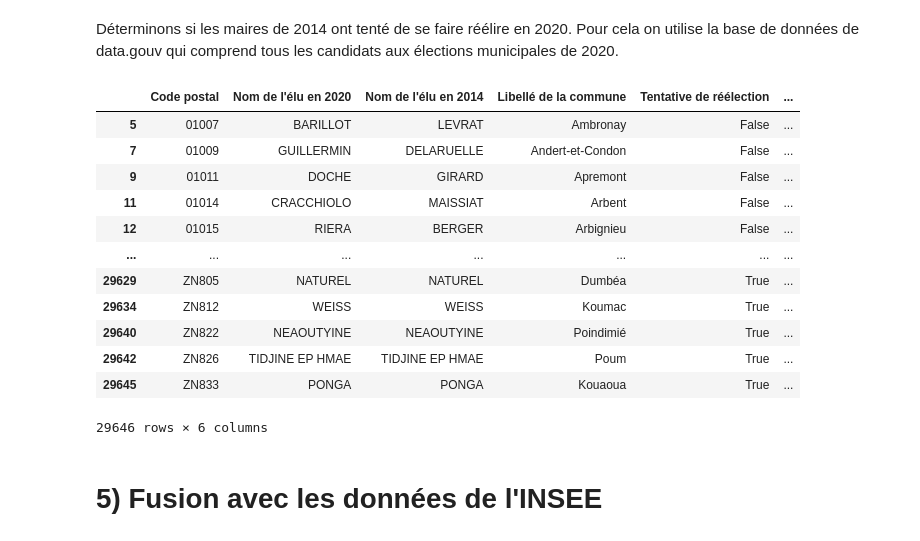
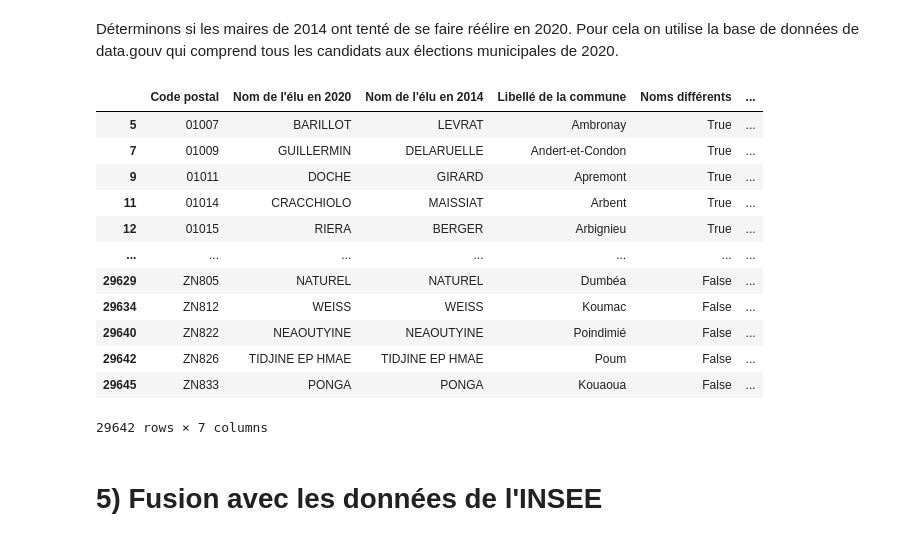
Before and after one commit to HenrideT/Projet_Python, a Jupyter notebook: Récupération.ipynb, the cells around one changed output. Cells and saved outputs as stored; diff of their text form; code cells hidden in the pictures.

```diff
--- a/Récupération.ipynb
+++ b/Récupération.ipynb
@@ -300,32 +298,33 @@ candidats['Code postal'] = candidats['Code du département'].astype(str) + candi
 # %%
 # Attention, l'éxécution de cette cellule peut prendre un certain temps
 municipales_2014_et_2020['Noms différents'] = municipales_2014_et_2020.apply(lambda row: row["Nom de l'élu en 2014"] != row["Nom de l'élu en 2020"], axis=1)
-municipales_2014_et_2020['Tentative de réélection'] = True
 df =  municipales_2014_et_2020.loc[municipales_2014_et_2020['Noms différents']]
 df2 =  municipales_2014_et_2020.loc[municipales_2014_et_2020['Noms différents']==False]
 
-
+municipales_2014_et_2020['Tentative de réélection'] = True
 for cpt, maire in enumerate(municipales_2014_et_2020.loc[municipales_2014_et_2020['Noms différents']]["Nom de l'élu en 2014"]):
     # Si le maire de 2020 n'est pas celui de 2014, on regarde s'il a tenté de se faire réélire
     ville = municipales_2014_et_2020.loc[municipales_2014_et_2020['Noms différents']]['Code postal'].iloc[cpt]
-    df.iloc[cpt, df.columns.get_loc('Tentative de réélection')] = maire in list(candidats.loc[candidats_2020['Code postal']==ville][noms].iloc[0])
+    df.iloc[cpt, df.columns.get_loc('Tentative de réélection')] = maire in list(candidats.loc[candidats['Code postal']==ville][noms].iloc[0])
 # %%
 municipales_2014_et_2020 = pd.concat([df, df2])
+municipales_2014_et_2020.drop_duplicates(subset=['Code postal'], inplace=True)
+municipales_2014_et_2020['Code du département'] = municipales_2014_et_2020['Code postal'].apply(lambda row: row[:2])
 municipales_2014_et_2020
 # %% [output]
-|  | Code postal | Nom de l'élu en 2020 | Nom de l'élu en 2014 | Libellé de la commune | Tentative de réélection | ... |
-| 5 | 01007 | BARILLOT | LEVRAT | Ambronay | False | ... |
-| 7 | 01009 | GUILLERMIN | DELARUELLE | Andert-et-Condon | False | ... |
-| 9 | 01011 | DOCHE | GIRARD | Apremont | False | ... |
-| 11 | 01014 | CRACCHIOLO | MAISSIAT | Arbent | False | ... |
-| 12 | 01015 | RIERA | BERGER | Arbignieu | False | ... |
+|  | Code postal | Nom de l'élu en 2020 | Nom de l'élu en 2014 | Libellé de la commune | Noms différents | ... |
+| 5 | 01007 | BARILLOT | LEVRAT | Ambronay | True | ... |
+| 7 | 01009 | GUILLERMIN | DELARUELLE | Andert-et-Condon | True | ... |
+| 9 | 01011 | DOCHE | GIRARD | Apremont | True | ... |
+| 11 | 01014 | CRACCHIOLO | MAISSIAT | Arbent | True | ... |
+| 12 | 01015 | RIERA | BERGER | Arbignieu | True | ... |
 | ... | ... | ... | ... | ... | ... | ... |
-| 29629 | ZN805 | NATUREL | NATUREL | Dumbéa | True | ... |
-| 29634 | ZN812 | WEISS | WEISS | Koumac | True | ... |
-| 29640 | ZN822 | NEAOUTYINE | NEAOUTYINE | Poindimié | True | ... |
-| 29642 | ZN826 | TIDJINE EP HMAE | TIDJINE EP HMAE | Poum | True | ... |
-| 29645 | ZN833 | PONGA | PONGA | Kouaoua | True | ... |
+| 29629 | ZN805 | NATUREL | NATUREL | Dumbéa | False | ... |
+| 29634 | ZN812 | WEISS | WEISS | Koumac | False | ... |
+| 29640 | ZN822 | NEAOUTYINE | NEAOUTYINE | Poindimié | False | ... |
+| 29642 | ZN826 | TIDJINE EP HMAE | TIDJINE EP HMAE | Poum | False | ... |
+| 29645 | ZN833 | PONGA | PONGA | Kouaoua | False | ... |
-29646 rows × 6 columns
+29642 rows × 7 columns
 # %% [markdown]
 # 5) Fusion avec les données de l'INSEE
 # %% [markdown]
```
Also changed, not shown: parts of 9 cells of this notebook.
